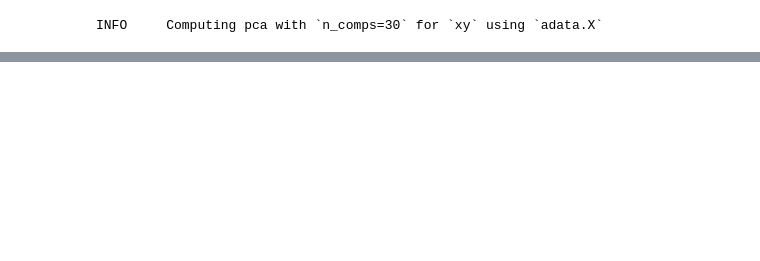
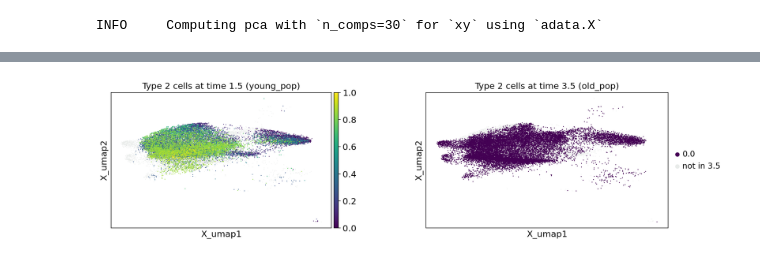
Before and after one commit to sachha-naksha/moscot_analysis, a Jupyter notebook: ageing_skm.ipynb, the cells around one changed output, grey strips where cells are left out. Saved outputs shown, nothing was run; the diff lists cells and outputs as text; code cells hidden in the pictures; blank space fills up the shorter version.

```diff
--- a/ageing_skm.ipynb
+++ b/ageing_skm.ipynb
@@ -176,0 +356,22 @@ Error:
+# %%
+tp0.pull(source=1.5, target=3.5, data="age")
+fig, axes = plt.subplots(ncols=2, figsize=(16, 4))
+
+mpl.pull(
+    tp0,
+    time_points=[1.5],
+    basis="X_umap",
+    ax=axes[0],
+    title=["Type 2 cells at time 1.5 (young_pop)"],
+)
+
+mpl.pull(
+    tp0,
+    time_points=[3.5],
+    basis="X_umap",
+    ax=axes[1],
+    title=["Type 2 cells at time 3.5 (old_pop)"],
+)
+
+fig.subplots_adjust(wspace=0.3)
+# %% [output]
@@ -176,0 +385 @@ Error:
+[figure, added]
```
Also changed, not shown: parts of 36 cells of this notebook.
